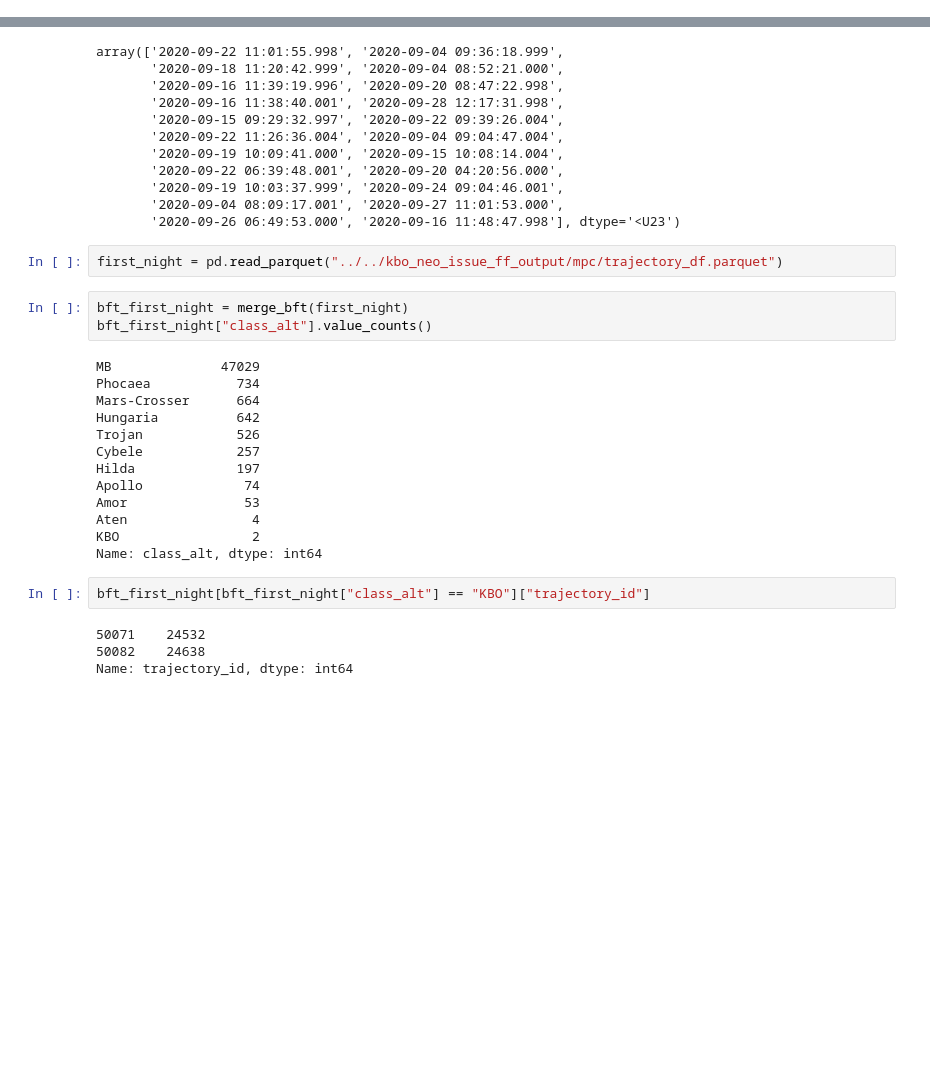
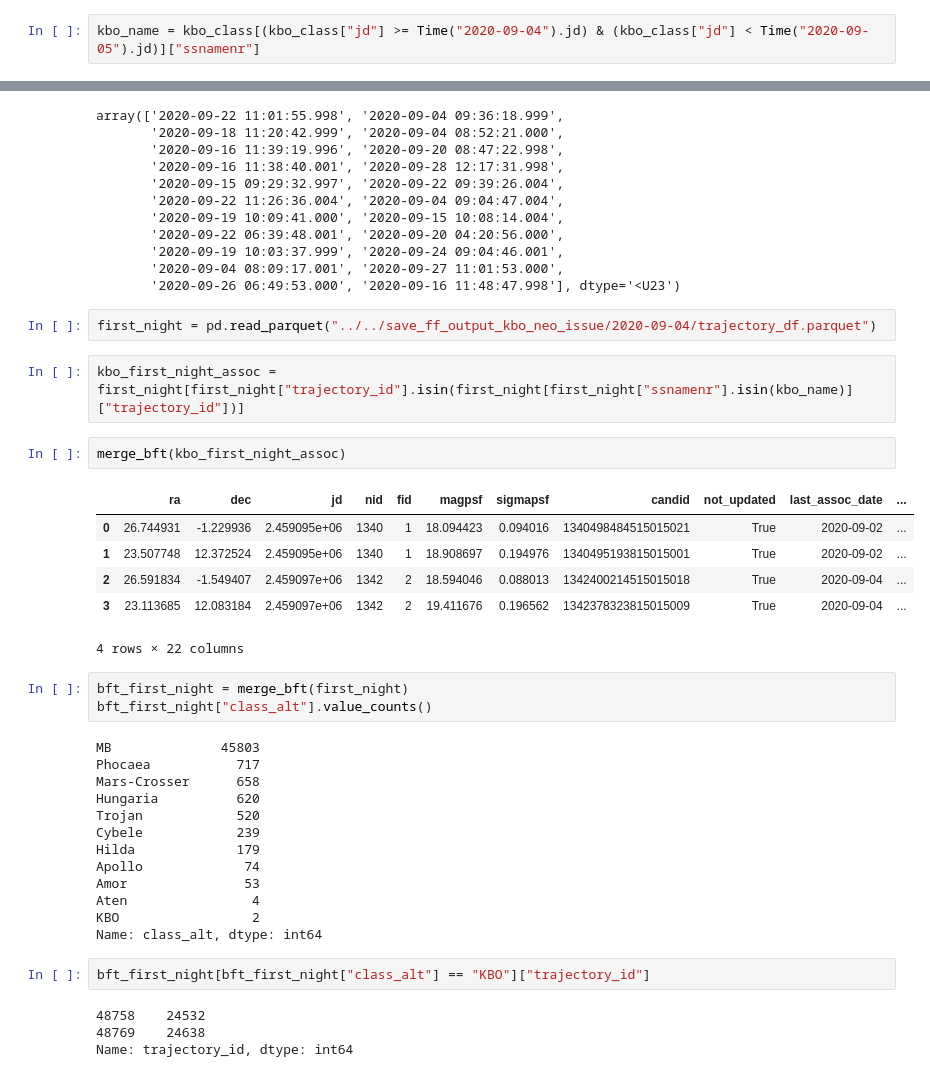
Before and after one commit to FusRoman/fink-fat, a Jupyter notebook: notebook/parameters_selection/kbo_neo_issue.ipynb, the cells around one changed output, grey strips where cells are left out. Cells and saved outputs as stored; diff of their text form; blank space fills up the shorter version.

```diff
--- a/notebook/parameters_selection/kbo_neo_issue.ipynb
+++ b/notebook/parameters_selection/kbo_neo_issue.ipynb
@@ -133,6 +135,8 @@ Centaur             50
 Name: class_alt, dtype: int64
 # %%
 kbo_class = exp_with_bft[exp_with_bft["class_alt"] == "KBO"]
+# %%
+kbo_name = kbo_class[(kbo_class["jd"] >= Time("2020-09-04").jd) & (kbo_class["jd"] < Time("2020-09-05").jd)]["ssnamenr"]
 # %%
 Time(kbo_class.sort_values("jd").groupby("ssnamenr").agg(
     first_jd=("jd", lambda x: list(x)[0])
@@ -150,18 +154,29 @@ array(['2020-09-22 11:01:55.998', '2020-09-04 09:36:18.999',
        '2020-09-04 08:09:17.001', '2020-09-27 11:01:53.000',
        '2020-09-26 06:49:53.000', '2020-09-16 11:48:47.998'], dtype='<U23')
 # %%
-first_night = pd.read_parquet("../../kbo_neo_issue_ff_output/mpc/trajectory_df.parquet")
+first_night = pd.read_parquet("../../save_ff_output_kbo_neo_issue/2020-09-04/trajectory_df.parquet")
+# %%
+kbo_first_night_assoc = first_night[first_night["trajectory_id"].isin(first_night[first_night["ssnamenr"].isin(kbo_name)]["trajectory_id"])]
+# %%
+merge_bft(kbo_first_night_assoc)
+# %% [output]
+|  | ra | dec | jd | nid | fid | magpsf | sigmapsf | candid | not_updated | last_assoc_date | ... |
+| 0 | 26.744931 | -1.229936 | 2.459095e+06 | 1340 | 1 | 18.094423 | 0.094016 | 1340498484515015021 | True | 2020-09-02 | ... |
+| 1 | 23.507748 | 12.372524 | 2.459095e+06 | 1340 | 1 | 18.908697 | 0.194976 | 1340495193815015001 | True | 2020-09-02 | ... |
+| 2 | 26.591834 | -1.549407 | 2.459097e+06 | 1342 | 2 | 18.594046 | 0.088013 | 1342400214515015018 | True | 2020-09-04 | ... |
+| 3 | 23.113685 | 12.083184 | 2.459097e+06 | 1342 | 2 | 19.411676 | 0.196562 | 1342378323815015009 | True | 2020-09-04 | ... |
+4 rows × 22 columns
 # %%
 bft_first_night = merge_bft(first_night)
 bft_first_night["class_alt"].value_counts()
 # %% [output]
-MB              47029
-Phocaea           734
-Mars-Crosser      664
-Hungaria          642
-Trojan            526
-Cybele            257
-Hilda             197
+MB              45803
+Phocaea           717
+Mars-Crosser      658
+Hungaria          620
+Trojan            520
+Cybele            239
+Hilda             179
 Apollo             74
 Amor               53
 Aten                4
@@ -170,7 +185,7 @@ Name: class_alt, dtype: int64
 # %%
 bft_first_night[bft_first_night["class_alt"] == "KBO"]["trajectory_id"]
 # %% [output]
-50071    24532
-50082    24638
+48758    24532
+48769    24638
 Name: trajectory_id, dtype: int64
 # %%
```
Also changed, not shown: parts of 6 cells of this notebook, 1 other file.
